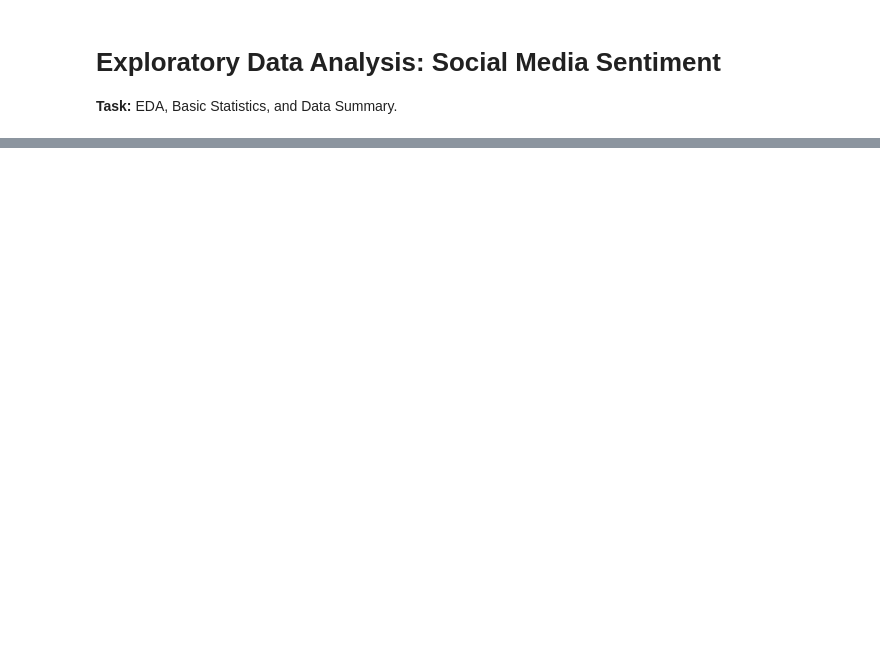
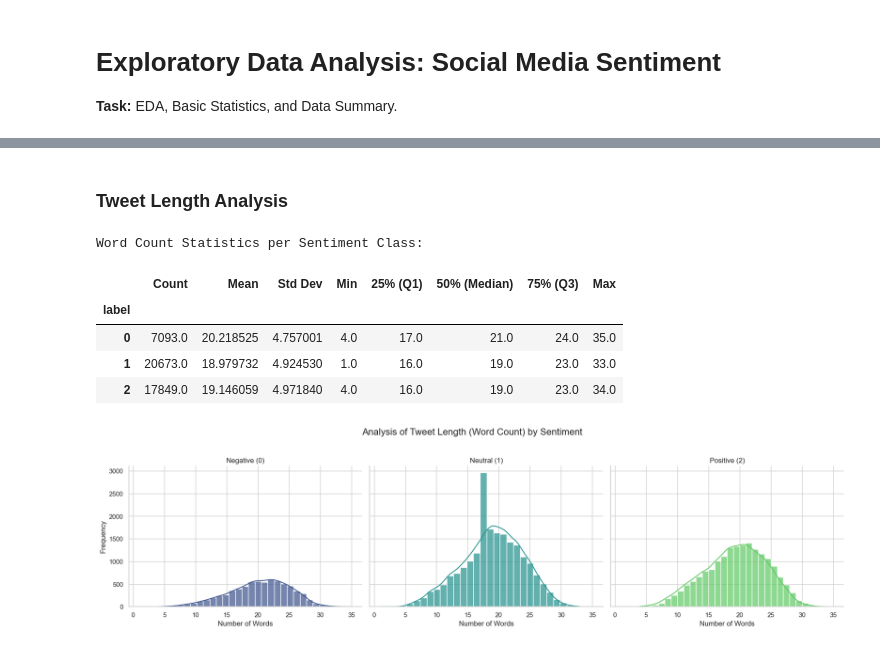
Before and after one commit to JKrempinska/machine_learning_project, a Jupyter notebook: notebooks/eda_and_data_summarization.ipynb, the cells around one changed output, grey strips where cells are left out. Drawn from its saved outputs; the diff is of its cells as text; code cells hidden in the pictures; blank space fills up the shorter version.

```diff
--- a/notebooks/eda_and_data_summarization.ipynb
+++ b/notebooks/eda_and_data_summarization.ipynb
@@ -279,0 +110,35 @@ The distribution of sentiment remains relatively consistent across all post type
+# %% [markdown]
+### Tweet Length Analysis
+# %%
+# Calculate word counts
+df_train['word_count'] = df_train['text'].apply(lambda x: len(str(x).split()))
+
+# Detailed descriptive statistics for Word Count grouped by Sentiment
+print("Word Count Statistics per Sentiment Class:")
+stats = df_train.groupby('label')['word_count'].describe(percentiles=[.25, .5, .75])
+stats.columns = ['Count', 'Mean', 'Std Dev', 'Min', '25% (Q1)', '50% (Median)', '75% (Q3)', 'Max']
+display(stats)
+
+# Create the visualization
+g = sns.FacetGrid(df_train, col="label", hue="label", palette='viridis', height=5, aspect=1.2)
+g.map(sns.histplot, "word_count", kde=True, bins=30, alpha=0.7)
+g.set_axis_labels("Number of Words", "Frequency")
+g.set_titles(col_template="Sentiment: {col_name}")
+
+axes = g.axes.flatten()
+axes[0].set_title("Negative (0)")
+axes[1].set_title("Neutral (1)")
+axes[2].set_title("Positive (2)")
+
+plt.subplots_adjust(top=0.8)
+g.fig.suptitle('Analysis of Tweet Length (Word Count) by Sentiment', fontsize=16)
+
+plt.show()
+# %% [output]
+Word Count Statistics per Sentiment Class:
+|  | Count | Mean | Std Dev | Min | 25% (Q1) | 50% (Median) | 75% (Q3) | Max |
+| label |  |  |  |  |  |  |  |  |
+| 0 | 7093.0 | 20.218525 | 4.757001 | 4.0 | 17.0 | 21.0 | 24.0 | 35.0 |
+| 1 | 20673.0 | 18.979732 | 4.924530 | 1.0 | 16.0 | 19.0 | 23.0 | 33.0 |
+| 2 | 17849.0 | 19.146059 | 4.971840 | 4.0 | 16.0 | 19.0 | 23.0 | 34.0 |
+[figure, added]
```
Also changed, not shown: parts of 29 cells of this notebook.
